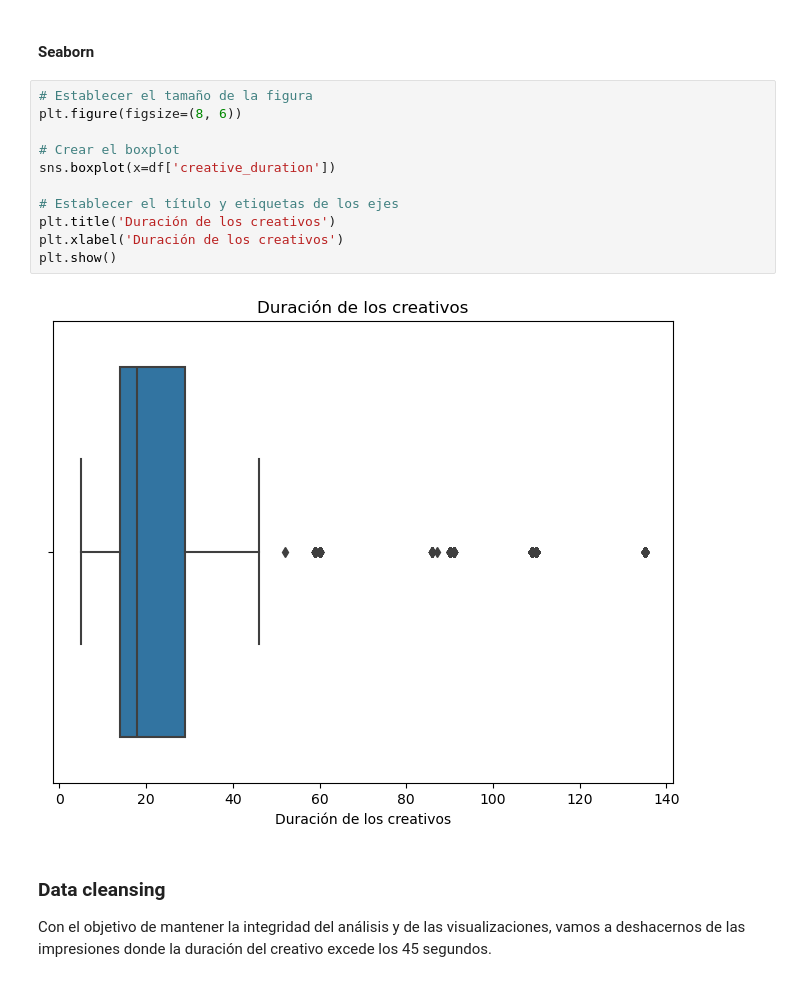
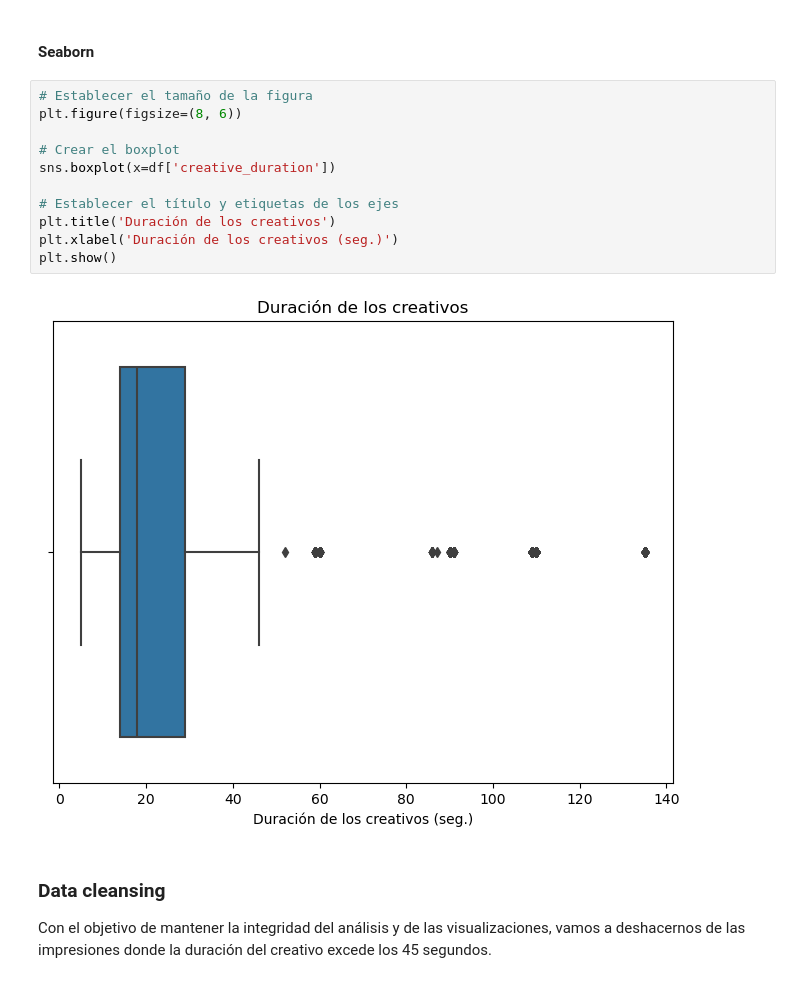
Before and after one commit to garcia-damian/Data-Science-Fundamentals, a Jupyter notebook: ProyectoDS_ParteI_García_Damián.ipynb, the cells around one changed output. Drawn from its saved outputs; the diff is of its cells as text.

```diff
--- a/ProyectoDS_ParteI_García_Damián.ipynb
+++ b/ProyectoDS_ParteI_García_Damián.ipynb
@@ -212,16 +212,16 @@ plt.show()
 # %%
 # Establecer el tamaño de la figura
 plt.figure(figsize=(8, 6))
 
 # Crear el boxplot
 sns.boxplot(x=df['creative_duration'])
 
 # Establecer el título y etiquetas de los ejes
 plt.title('Duración de los creativos')
-plt.xlabel('Duración de los creativos')
+plt.xlabel('Duración de los creativos (seg.)')
 plt.show()
 # %% [output]
-[figure, old version]
+[figure, new version]
 # %% [markdown]
 ### Data cleansing
 
```
Also changed, not shown: parts of 8 cells of this notebook.
